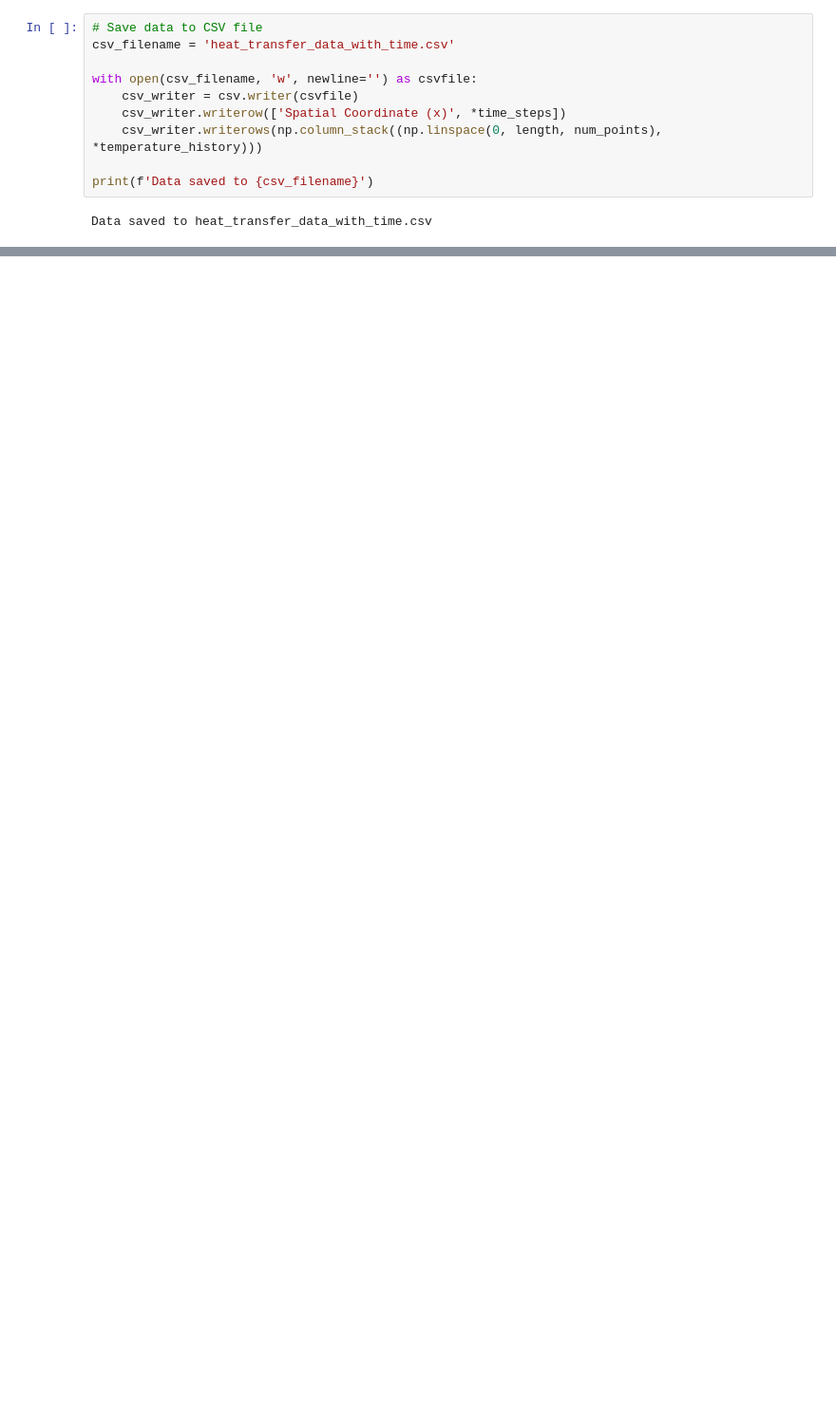
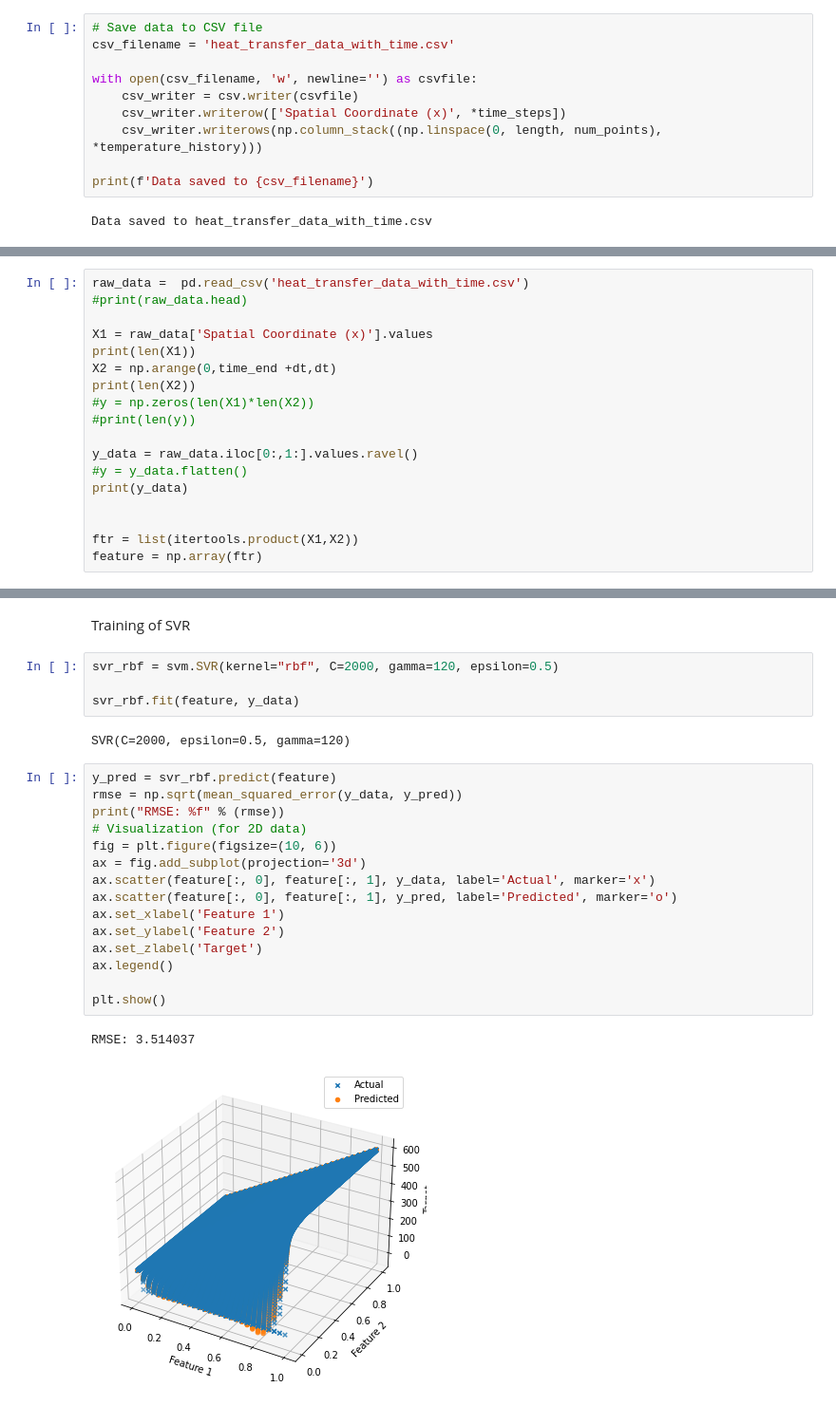
Before and after one commit to radhikrammohan/1D_HT_Pinn, a Jupyter notebook: Data_prep/1D_ht_wtime.ipynb, the cells around one changed output, grey strips where cells are left out. Shown at 95% size. Drawn from its saved outputs; the diff is of its cells as text; blank space fills up the shorter version.

```diff
--- a/Data_prep/1D_ht_wtime.ipynb
+++ b/Data_prep/1D_ht_wtime.ipynb
@@ -69,0 +79,18 @@ Data saved to heat_transfer_data_with_time.csv
+# %%
+raw_data =  pd.read_csv('heat_transfer_data_with_time.csv')
+#print(raw_data.head)
+
+X1 = raw_data['Spatial Coordinate (x)'].values
+print(len(X1))
+X2 = np.arange(0,time_end +dt,dt)
+print(len(X2))
+#y = np.zeros(len(X1)*len(X2))
+#print(len(y))
+
+y_data = raw_data.iloc[0:,1:].values.ravel()
+#y = y_data.flatten()
+print(y_data)
+
+
+ftr = list(itertools.product(X1,X2))
+feature = np.array(ftr)
@@ -69,0 +101,26 @@ Data saved to heat_transfer_data_with_time.csv
+# %% [markdown]
+Training of SVR
+# %%
+svr_rbf = svm.SVR(kernel="rbf", C=2000, gamma=120, epsilon=0.5)
+
+svr_rbf.fit(feature, y_data)
+# %% [output]
+SVR(C=2000, epsilon=0.5, gamma=120)
+# %%
+y_pred = svr_rbf.predict(feature)
+rmse = np.sqrt(mean_squared_error(y_data, y_pred))
+print("RMSE: %f" % (rmse))
+# Visualization (for 2D data)
+fig = plt.figure(figsize=(10, 6))
+ax = fig.add_subplot(projection='3d')
+ax.scatter(feature[:, 0], feature[:, 1], y_data, label='Actual', marker='x')
+ax.scatter(feature[:, 0], feature[:, 1], y_pred, label='Predicted', marker='o')
+ax.set_xlabel('Feature 1')
+ax.set_ylabel('Feature 2')
+ax.set_zlabel('Target')
+ax.legend()
+
+plt.show()
+# %% [output]
+RMSE: 3.514037
+[figure, added]
```
Also changed, not shown: parts of 7 cells of this notebook.
